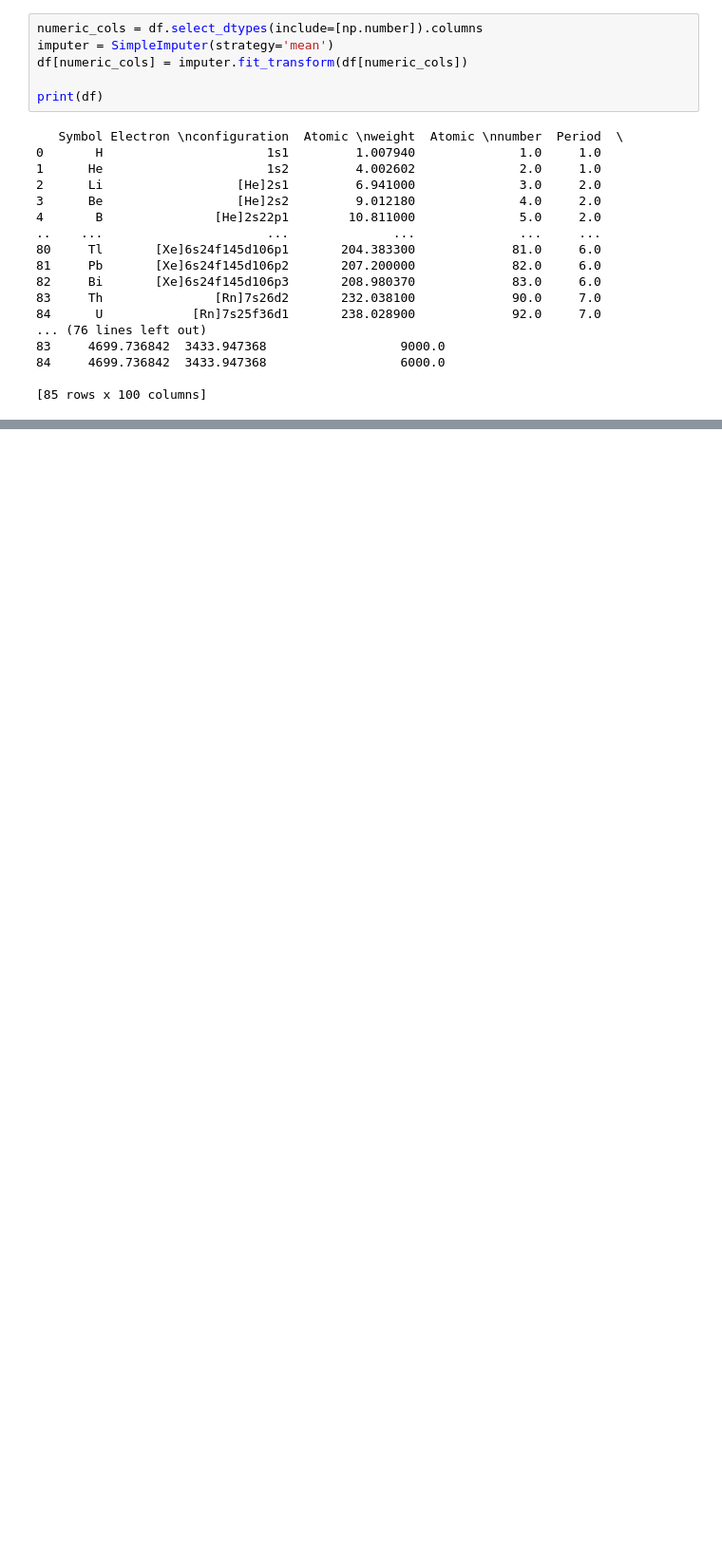
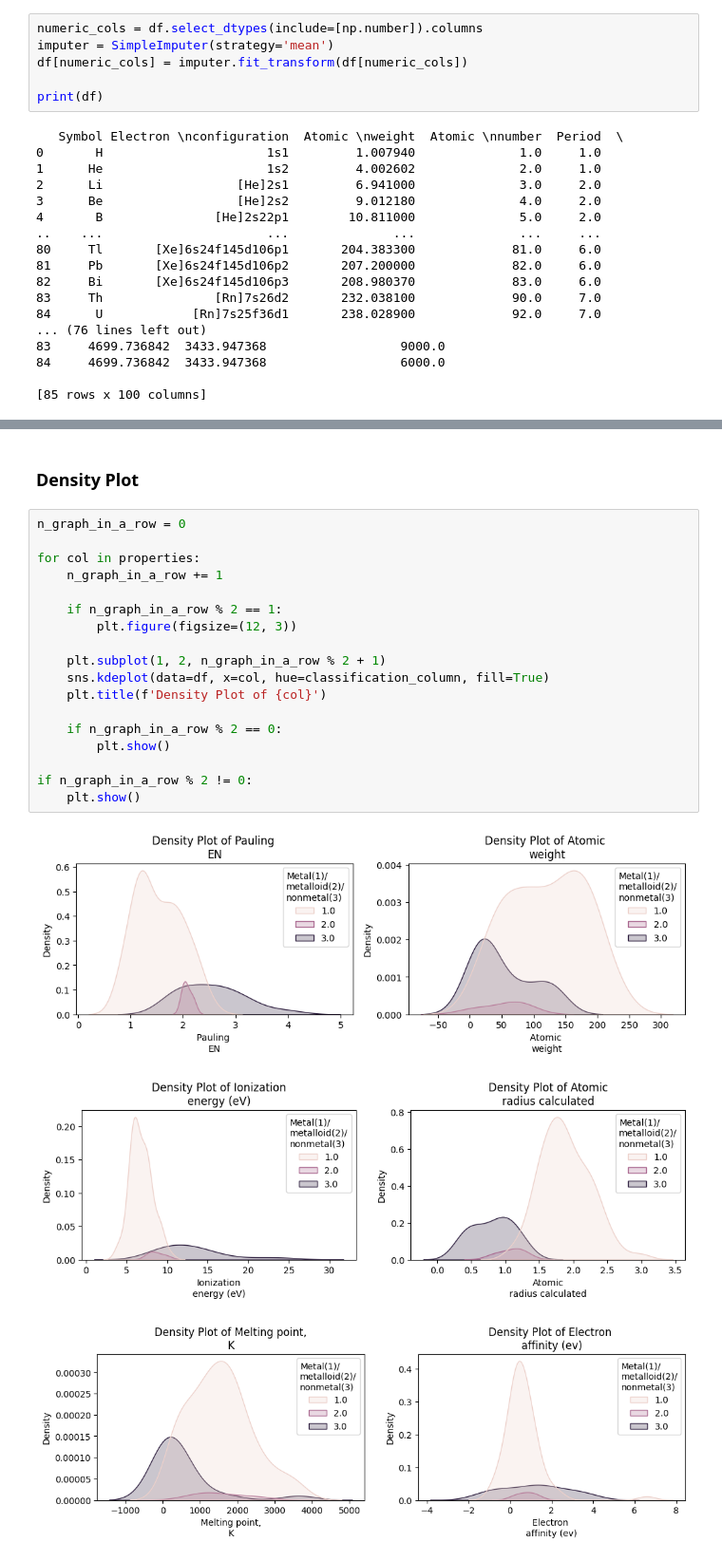
Before and after one commit to G180125/Research-Assessment-3, a Jupyter notebook: Research.ipynb, the cells around one changed output, grey strips where cells are left out. Shown at 95% size. Saved outputs shown, nothing was run; the diff lists cells and outputs as text; blank space fills up the shorter version.

```diff
--- a/Research.ipynb
+++ b/Research.ipynb
@@ -234,0 +324,24 @@ The correlation between atomic size, electronegativity, and melting points varie
+# %% [markdown]
+### Density Plot
+# %%
+n_graph_in_a_row = 0
+
+for col in properties:
+    n_graph_in_a_row += 1
+
+    if n_graph_in_a_row % 2 == 1:
+        plt.figure(figsize=(12, 3))
+
+    plt.subplot(1, 2, n_graph_in_a_row % 2 + 1)
+    sns.kdeplot(data=df, x=col, hue=classification_column, fill=True)
+    plt.title(f'Density Plot of {col}')
+
+    if n_graph_in_a_row % 2 == 0:
+        plt.show()
+
+if n_graph_in_a_row % 2 != 0:
+    plt.show()
+# %% [output]
+[figure, added]
+[figure, added]
+[figure, added]
```
Also changed, not shown: parts of 58 cells of this notebook.
